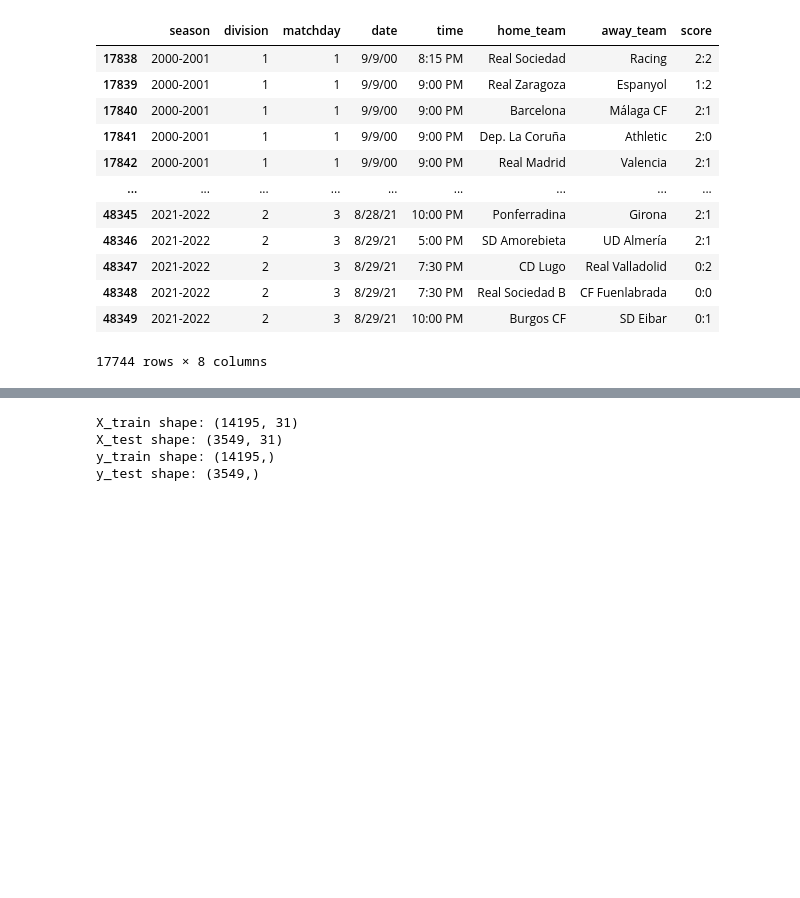
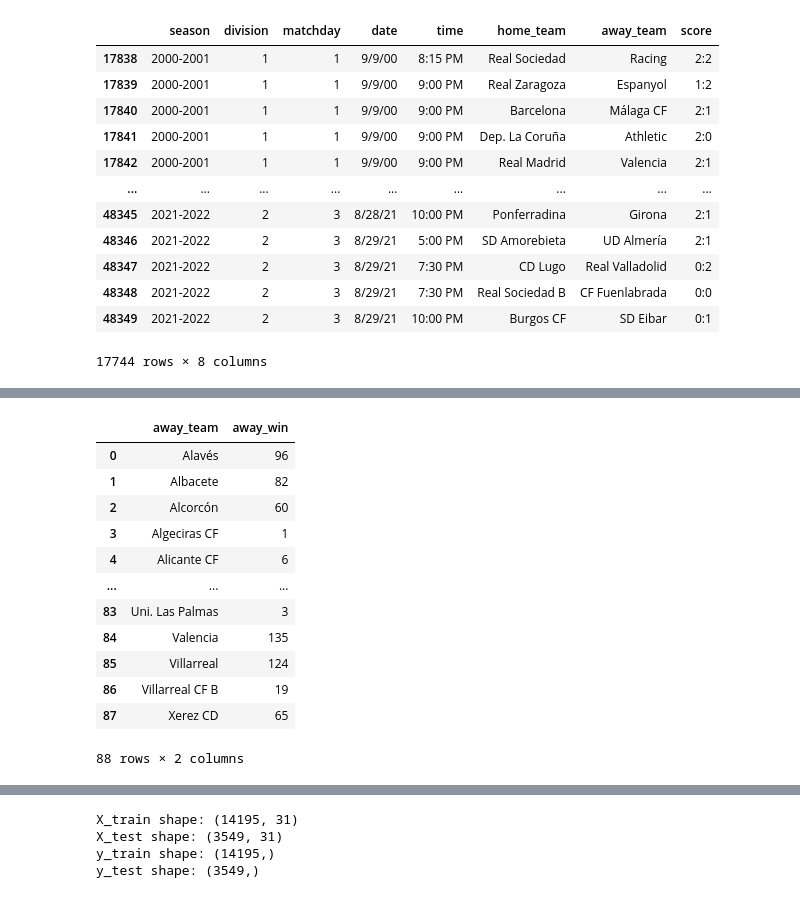
Before and after one commit to ManuIluro22/LaLiga, a Jupyter notebook: analysis/quiniela_pere.ipynb, the cells around one changed output, grey strips where cells are left out. Cells and saved outputs as stored; diff of their text form; code cells hidden in the pictures; blank space fills up the shorter version.

```diff
--- a/analysis/quiniela_pere.ipynb
+++ b/analysis/quiniela_pere.ipynb
@@ -59 +153,20 @@ df
+# %%
+# Calculate home team total goals
+home_wins1 = df.groupby('home_team')['home_win'].sum().reset_index()
+home_wins2 = df.groupby('away_team')['away_win'].sum().reset_index()
+home_wins2
+# %% [output]
+|  | away_team | away_win |
+| 0 | Alavés | 96 |
+| 1 | Albacete | 82 |
+| 2 | Alcorcón | 60 |
+| 3 | Algeciras CF | 1 |
+| 4 | Alicante CF | 6 |
+| ... | ... | ... |
+| 83 | Uni. Las Palmas | 3 |
+| 84 | Valencia | 135 |
+| 85 | Villarreal | 124 |
+| 86 | Villarreal CF B | 19 |
+| 87 | Xerez CD | 65 |
+88 rows × 2 columns
 # %%
```
Also changed, not shown: parts of 6 cells of this notebook.
